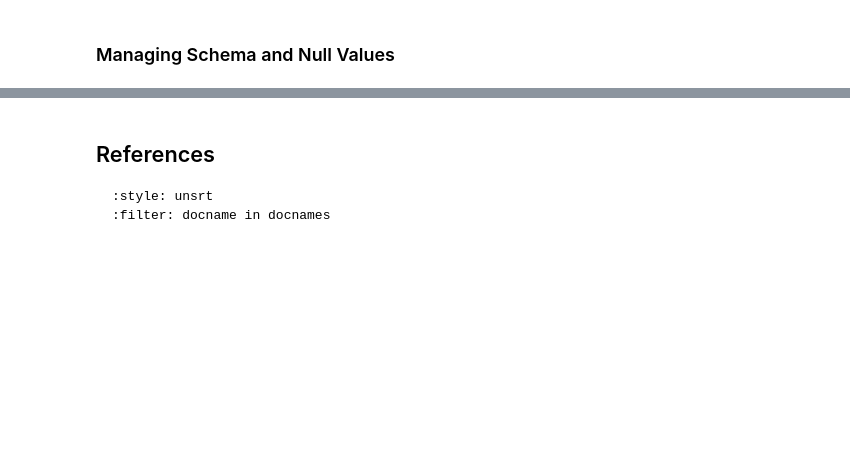
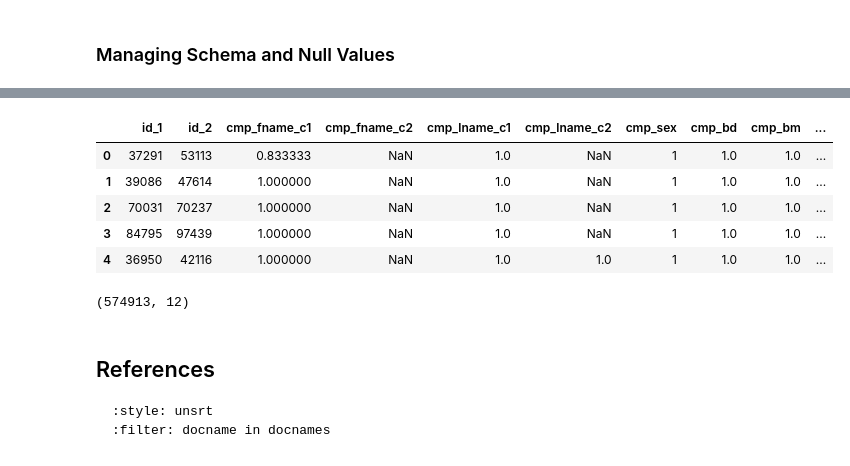
Before and after one commit to cmontemuino/bda-course, a Jupyter notebook: coursebook/modules/m2/02_00_introduction_to_dataframe.ipynb, the cells around one changed output, grey strips where cells are left out. Saved outputs shown, nothing was run; the diff lists cells and outputs as text; code cells hidden in the pictures; blank space fills up the shorter version.

Commit message:
feat(dataframe): update intro with aggregations

```diff
--- a/coursebook/modules/m2/02_00_introduction_to_dataframe.ipynb
+++ b/coursebook/modules/m2/02_00_introduction_to_dataframe.ipynb
@@ -92,3 +487,18 @@ scores_df.show(5)
+# %%
+scores_pandas = scores_df.toPandas()
+# %%
+scores_pandas.head()
+# %% [output]
+|  | id_1 | id_2 | cmp_fname_c1 | cmp_fname_c2 | cmp_lname_c1 | cmp_lname_c2 | cmp_sex | cmp_bd | cmp_bm | ... |
+| 0 | 37291 | 53113 | 0.833333 | NaN | 1.0 | NaN | 1 | 1.0 | 1.0 | ... |
+| 1 | 39086 | 47614 | 1.000000 | NaN | 1.0 | NaN | 1 | 1.0 | 1.0 | ... |
+| 2 | 70031 | 70237 | 1.000000 | NaN | 1.0 | NaN | 1 | 1.0 | 1.0 | ... |
+| 3 | 84795 | 97439 | 1.000000 | NaN | 1.0 | NaN | 1 | 1.0 | 1.0 | ... |
+| 4 | 36950 | 42116 | 1.000000 | NaN | 1.0 | 1.0 | 1 | 1.0 | 1.0 | ... |
+# %%
+scores_pandas.shape
+# %% [output]
+(574913, 12)
 # %% [markdown]
 ## References
 
```
Also changed, not shown: parts of 47 cells of this notebook.
